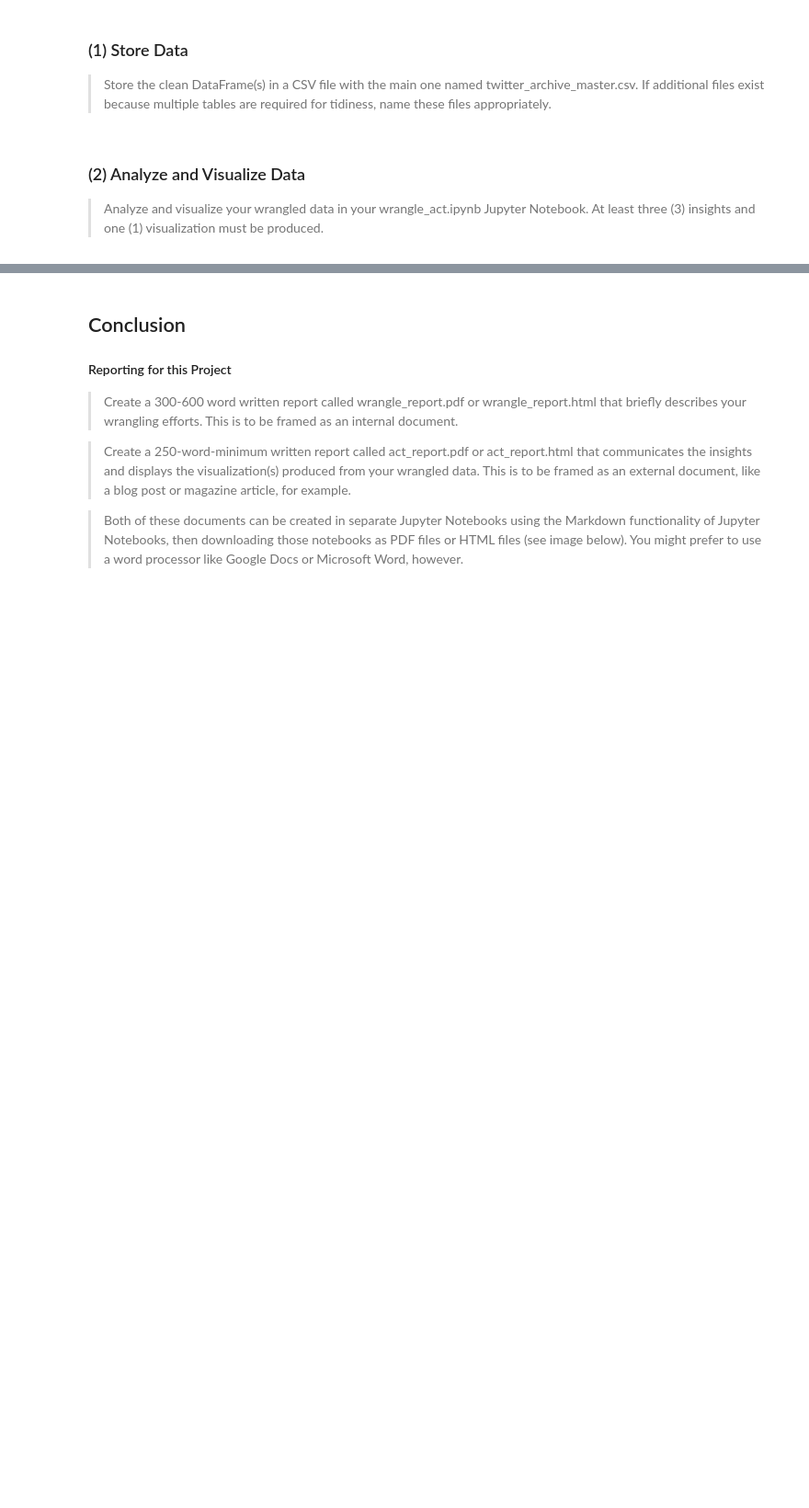
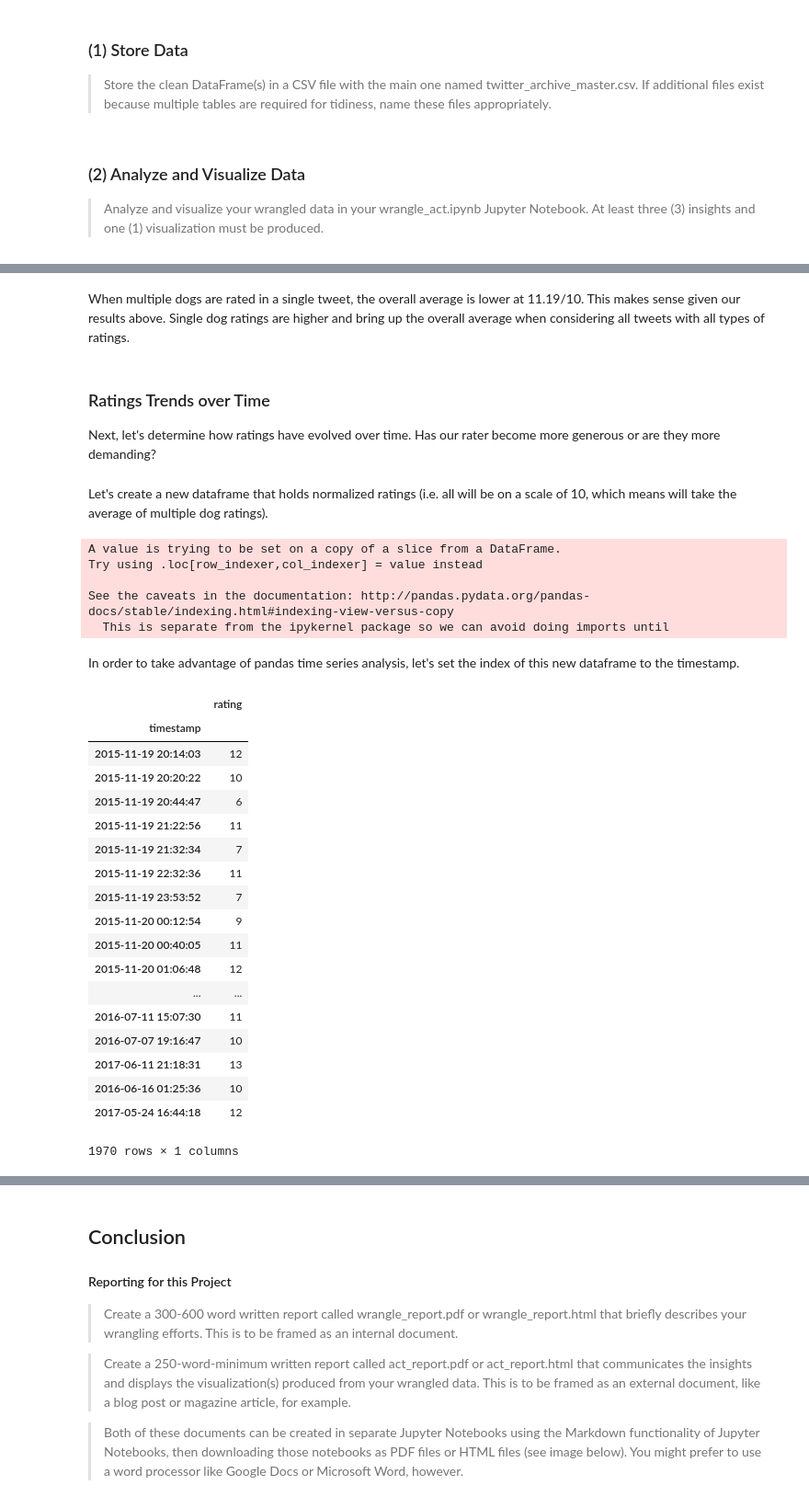
Before and after one commit to maleina/WeRateDogs-Twitter-Analysis, a Jupyter notebook: wrangle_act.ipynb, the cells around one changed output, grey strips where cells are left out. Shown at 92% size. Saved outputs shown, nothing was run; the diff lists cells and outputs as text; code cells hidden in the pictures; blank space fills up the shorter version.

Commit message:
feat: Initial analysis on data

```diff
--- a/wrangle_act.ipynb
+++ b/wrangle_act.ipynb
@@ -1342,0 +1385,44 @@ df_archive_final.to_csv('twitter_archive_master.csv')
+# %% [markdown]
+When multiple dogs are rated in a single tweet, the overall average is lower at 11.19/10. This makes sense given our results above. Single dog ratings are higher and bring up the overall average when considering all tweets with all types of ratings.
+# %% [markdown]
+### Ratings Trends over Time
+
+Next, let's determine how ratings have evolved over time. Has our rater become more generous or are they more demanding?
+# %% [markdown]
+Let's create a new dataframe that holds normalized ratings (i.e. all will be on a scale of 10, which means will take the average of multiple dog ratings).
+# %%
+# Create a new dataframe with tweet_ids, timestamp and rating (which is a normalized rating on a scale out of 10)
+df_ratings = df_archive_final[['timestamp', 'rating_numerator', 'rating_denominator' ]]
+df_ratings['rating'] = (df_ratings['rating_numerator']/df_ratings['rating_denominator'] * 10).astype(int)
+#df_ratings['date'] = checkout_as_datetime.dt.date
+df_ratings = df_ratings[['timestamp','rating']]
+# %% [output]
+A value is trying to be set on a copy of a slice from a DataFrame.
+Try using .loc[row_indexer,col_indexer] = value instead
+
+See the caveats in the documentation: http://pandas.pydata.org/pandas-docs/stable/indexing.html#indexing-view-versus-copy
+  This is separate from the ipykernel package so we can avoid doing imports until
+# %% [markdown]
+In order to take advantage of pandas time series analysis, let's set the index of this new dataframe to the timestamp.
+# %%
+df_ratings.set_index('timestamp')
+# %% [output]
+|  | rating |
+| timestamp |  |
+| 2015-11-19 20:14:03 | 12 |
+| 2015-11-19 20:20:22 | 10 |
+| 2015-11-19 20:44:47 | 6 |
+| 2015-11-19 21:22:56 | 11 |
+| 2015-11-19 21:32:34 | 7 |
+| 2015-11-19 22:32:36 | 11 |
+| 2015-11-19 23:53:52 | 7 |
+| 2015-11-20 00:12:54 | 9 |
+| 2015-11-20 00:40:05 | 11 |
+| 2015-11-20 01:06:48 | 12 |
+| ... | ... |
+| 2016-07-11 15:07:30 | 11 |
+| 2016-07-07 19:16:47 | 10 |
+| 2017-06-11 21:18:31 | 13 |
+| 2016-06-16 01:25:36 | 10 |
+| 2017-05-24 16:44:18 | 12 |
+1970 rows × 1 columns
```
Also changed, not shown: parts of 26 cells of this notebook.
